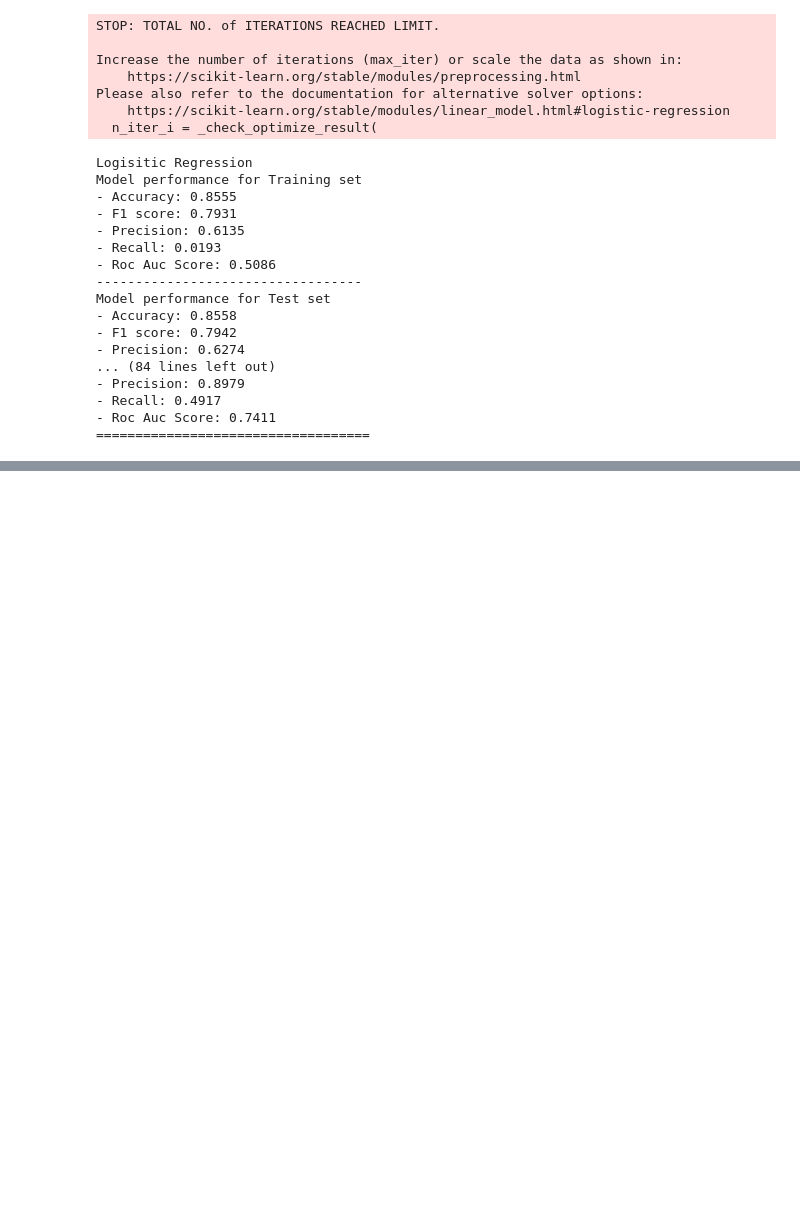
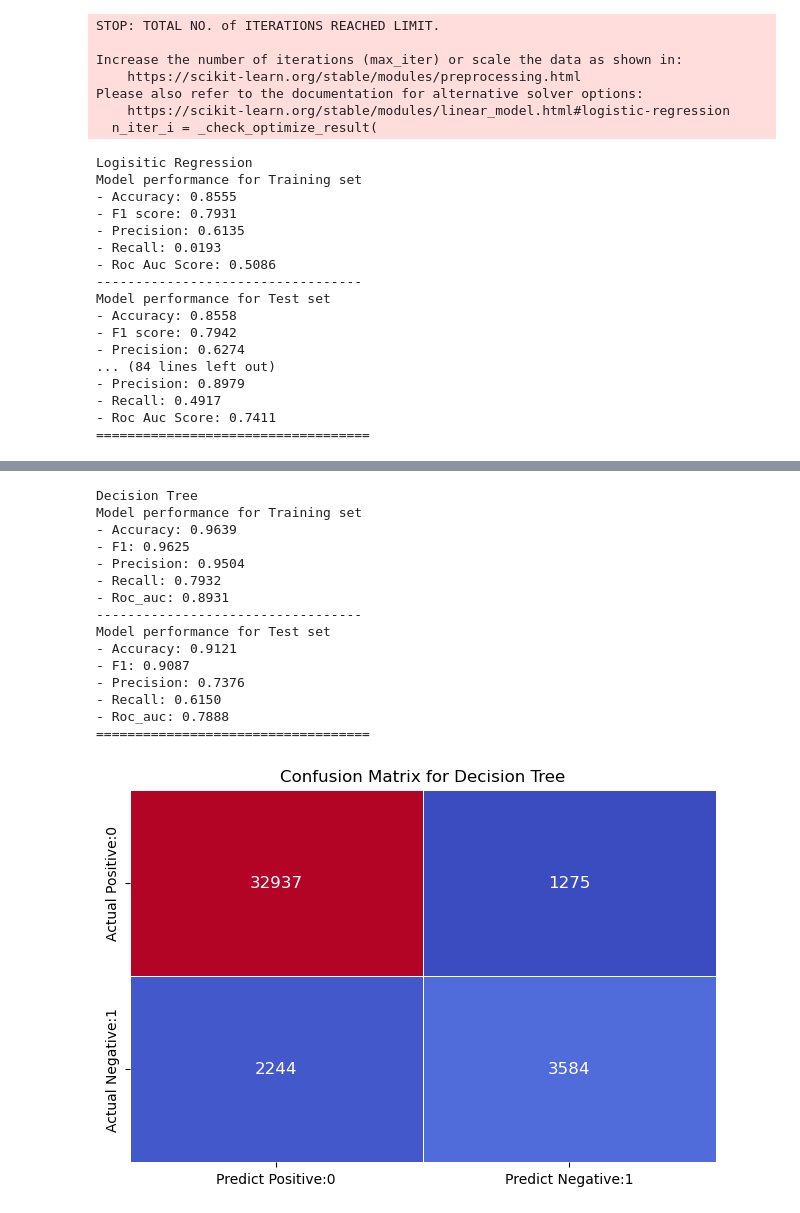
Before and after one commit to Frederic-P/learning-driver-preferences, a Jupyter notebook: notebooks/3 - ML predict drop TM.ipynb, the cells around one changed output, grey strips where cells are left out. Cells and saved outputs as stored; diff of their text form; code cells hidden in the pictures; blank space fills up the shorter version.

```diff
--- a/notebooks/3 - ML predict drop TM.ipynb
+++ b/notebooks/3 - ML predict drop TM.ipynb
@@ -498,0 +305,24 @@ plt.show()
+# %%
+dt_model = h.evaluate_model_performance(DecisionTreeClassifier(
+            criterion= 'entropy',
+            splitter = 'best',
+            max_depth = 20,
+            max_features = 'log2'),
+            "Decision Tree", X_train, y_train, X_val, y_val)
+# %% [output]
+Decision Tree
+Model performance for Training set
+- Accuracy: 0.9639
+- F1: 0.9625
+- Precision: 0.9504
+- Recall: 0.7932
+- Roc_auc: 0.8931
+----------------------------------
+Model performance for Test set
+- Accuracy: 0.9121
+- F1: 0.9087
+- Precision: 0.7376
+- Recall: 0.6150
+- Roc_auc: 0.7888
+===================================
+[figure, added]
```
Also changed, not shown: parts of 21 cells of this notebook, 1 other file.
